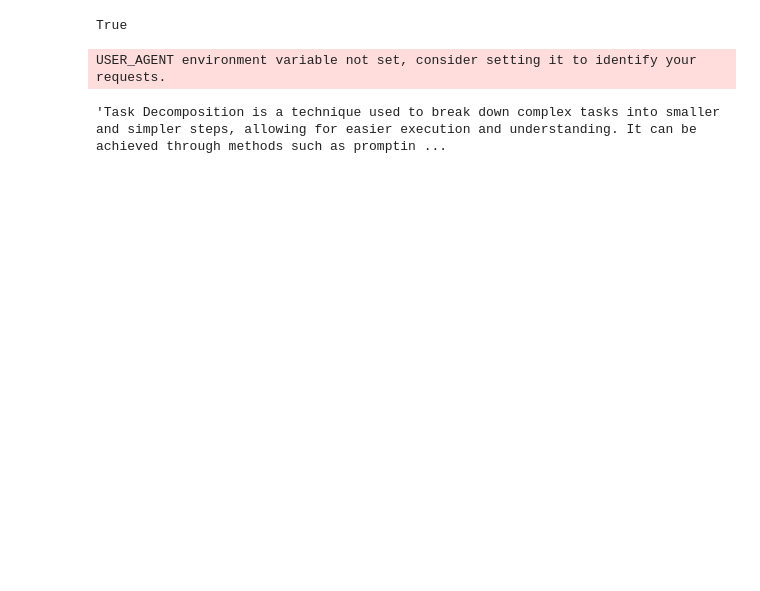
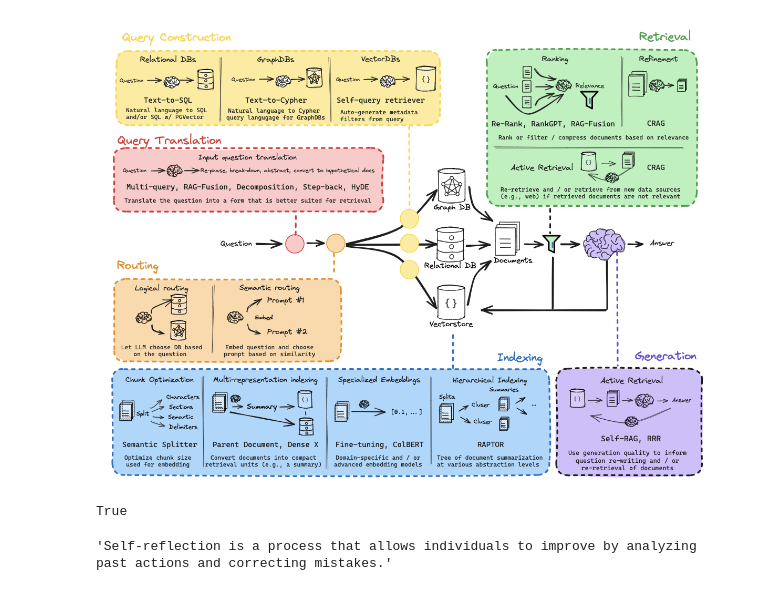
Before and after one commit to ChitraRajasekaran/RAGfromscratch, a Jupyter notebook: ragfromscratch.ipynb, the cells around one changed output. Cells and saved outputs as stored; diff of their text form; code cells hidden in the pictures; blank space fills up the shorter version.

```diff
--- a/ragfromscratch.ipynb
+++ b/ragfromscratch.ipynb
@@ -5,3 +8,11 @@
+# %%
+base64_data_with_header = 'embedded-picture'
+# %%
+base64_data_cleaned = base64_data_with_header.split(',')[1]
+decoded_data = base64.b64decode(base64_data_cleaned)
+Image(decoded_data)
+# %% [output]
+[figure, added]
 # %%
 from dotenv import load_dotenv
 import os
@@ -67,7 +80,8 @@ rag_chain = (
 )
 
 # Question
-rag_chain.invoke("What is Task Decomposition?")
+# rag_chain.invoke("What is Task Decomposition?")
-# %% [output]
-USER_AGENT environment variable not set, consider setting it to identify your requests.
-'Task Decomposition is a technique used to break down complex tasks into smaller and simpler steps, allowing for easier execution and understanding. It can be achieved through methods such as promptin ...
+# %%
+rag_chain.invoke("What is self reflection? give me in 1 sentence")
+# %% [output]
+'Self-reflection is a process that allows individuals to improve by analyzing past actions and correcting mistakes.'
```
Also changed, not shown: parts of 5 cells of this notebook.
